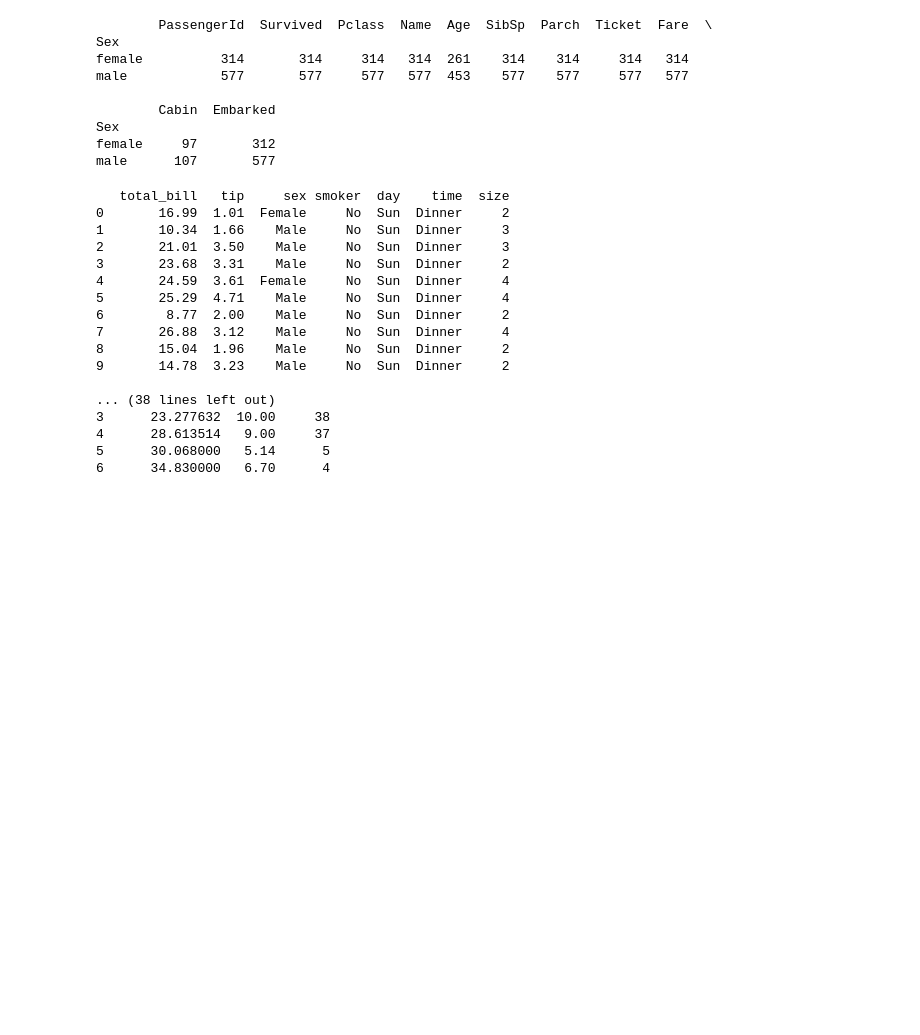
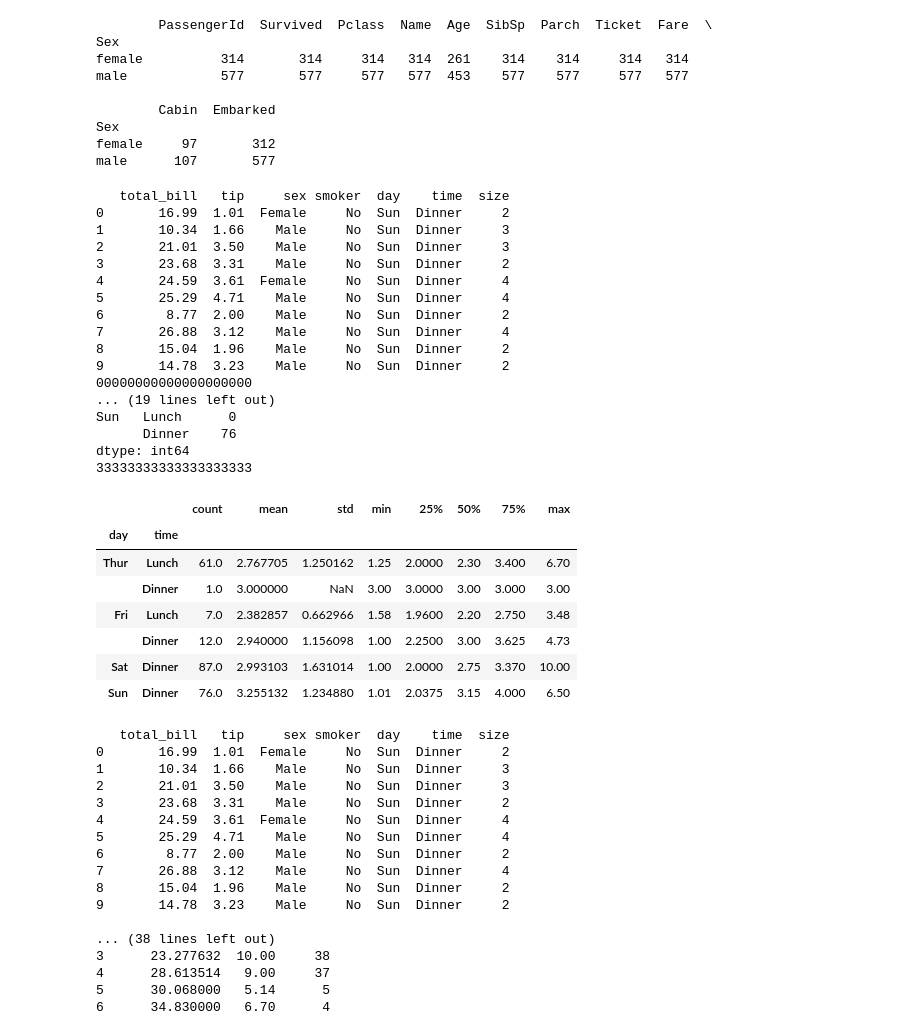
Before and after one commit to ash322ash422/tut_pandas_numpy, a Jupyter notebook: tut_pandas_2_2_filter_groupby_concatMergeJoin.ipynb, the cells around one changed output. Saved outputs shown, nothing was run; the diff lists cells and outputs as text; code cells hidden in the pictures; blank space fills up the shorter version.

```diff
--- a/tut_pandas_2_2_filter_groupby_concatMergeJoin.ipynb
+++ b/tut_pandas_2_2_filter_groupby_concatMergeJoin.ipynb
@@ -232,6 +253,50 @@ male            577       577     577   577  453    577    577     577   577
 Sex
 female     97       312
 male      107       577
+# %%
+import seaborn as sns
+
+df = sns.load_dataset("tips")
+print(df.head(10))
+print("00000000000000000000")
+
+print(df.groupby(['day'], observed=False).size())
+print("1111111111111111111111")
+
+print(df.groupby(['time'], observed=False).size())
+print("222222222222222222222")
+
+# Group by 'day' and 'time' to see how many entries there are
+print(df.groupby(['day', 'time'], observed=False).size())
+print("33333333333333333333")
+
+df.groupby(['day', 'time'], observed=False)['tip'].describe()
+# %% [output]
+   total_bill   tip     sex smoker  day    time  size
+0       16.99  1.01  Female     No  Sun  Dinner     2
+1       10.34  1.66    Male     No  Sun  Dinner     3
+2       21.01  3.50    Male     No  Sun  Dinner     3
+3       23.68  3.31    Male     No  Sun  Dinner     2
+4       24.59  3.61  Female     No  Sun  Dinner     4
+5       25.29  4.71    Male     No  Sun  Dinner     4
+6        8.77  2.00    Male     No  Sun  Dinner     2
+7       26.88  3.12    Male     No  Sun  Dinner     4
+8       15.04  1.96    Male     No  Sun  Dinner     2
+9       14.78  3.23    Male     No  Sun  Dinner     2
+00000000000000000000
+... (19 lines left out)
+Sun   Lunch      0
+      Dinner    76
+dtype: int64
+33333333333333333333
+|  |  | count | mean | std | min | 25% | 50% | 75% | max |
+| day | time |  |  |  |  |  |  |  |  |
+| Thur | Lunch | 61.0 | 2.767705 | 1.250162 | 1.25 | 2.0000 | 2.30 | 3.400 | 6.70 |
+|  | Dinner | 1.0 | 3.000000 | NaN | 3.00 | 3.0000 | 3.00 | 3.000 | 3.00 |
+| Fri | Lunch | 7.0 | 2.382857 | 0.662966 | 1.58 | 1.9600 | 2.20 | 2.750 | 3.48 |
+|  | Dinner | 12.0 | 2.940000 | 1.156098 | 1.00 | 2.2500 | 3.00 | 3.625 | 4.73 |
+| Sat | Dinner | 87.0 | 2.993103 | 1.631014 | 1.00 | 2.0000 | 2.75 | 3.370 | 10.00 |
+| Sun | Dinner | 76.0 | 3.255132 | 1.234880 | 1.01 | 2.0375 | 3.15 | 4.000 | 6.50 |
 # %%
 # tips_groupby_examples.py
 
```
Also changed, not shown: parts of 1 cell of this notebook.
